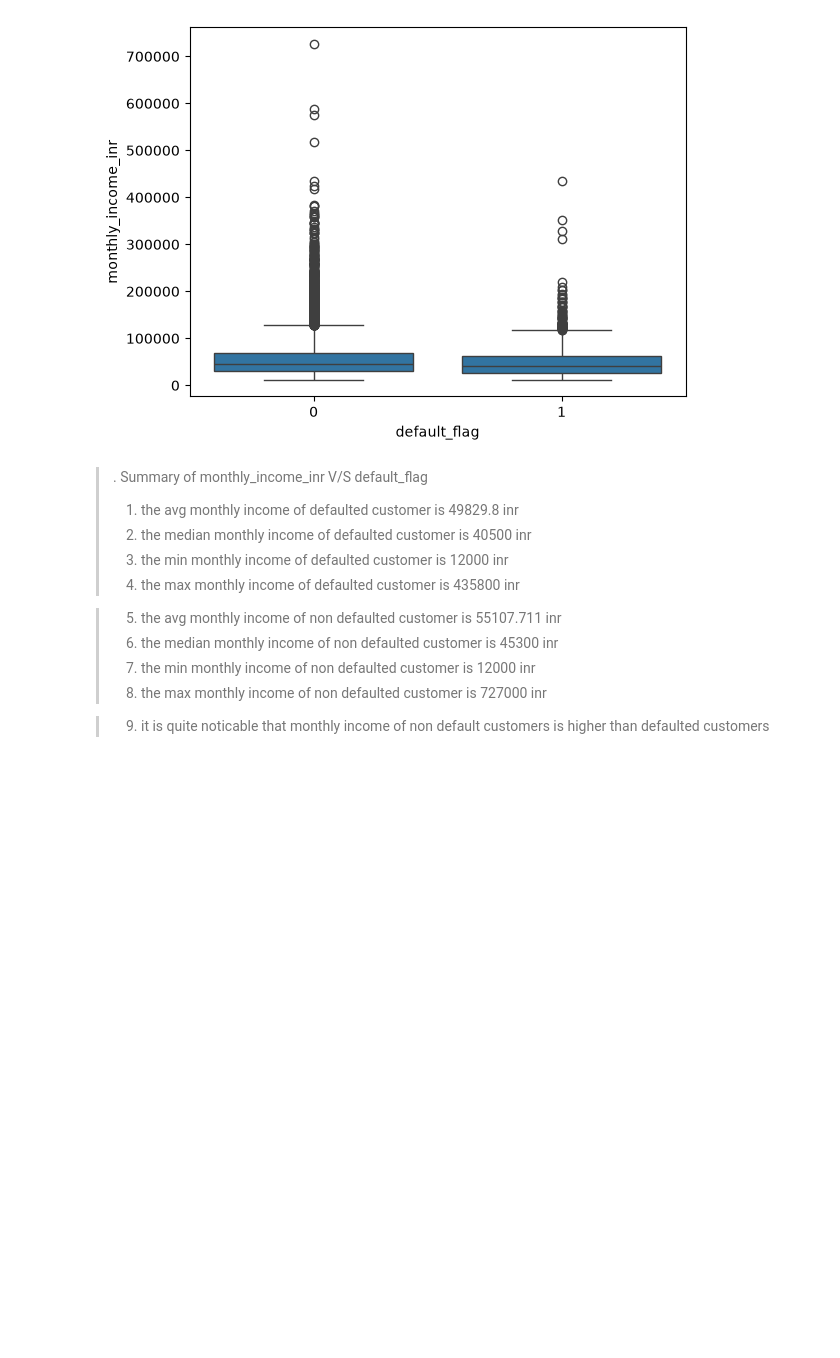
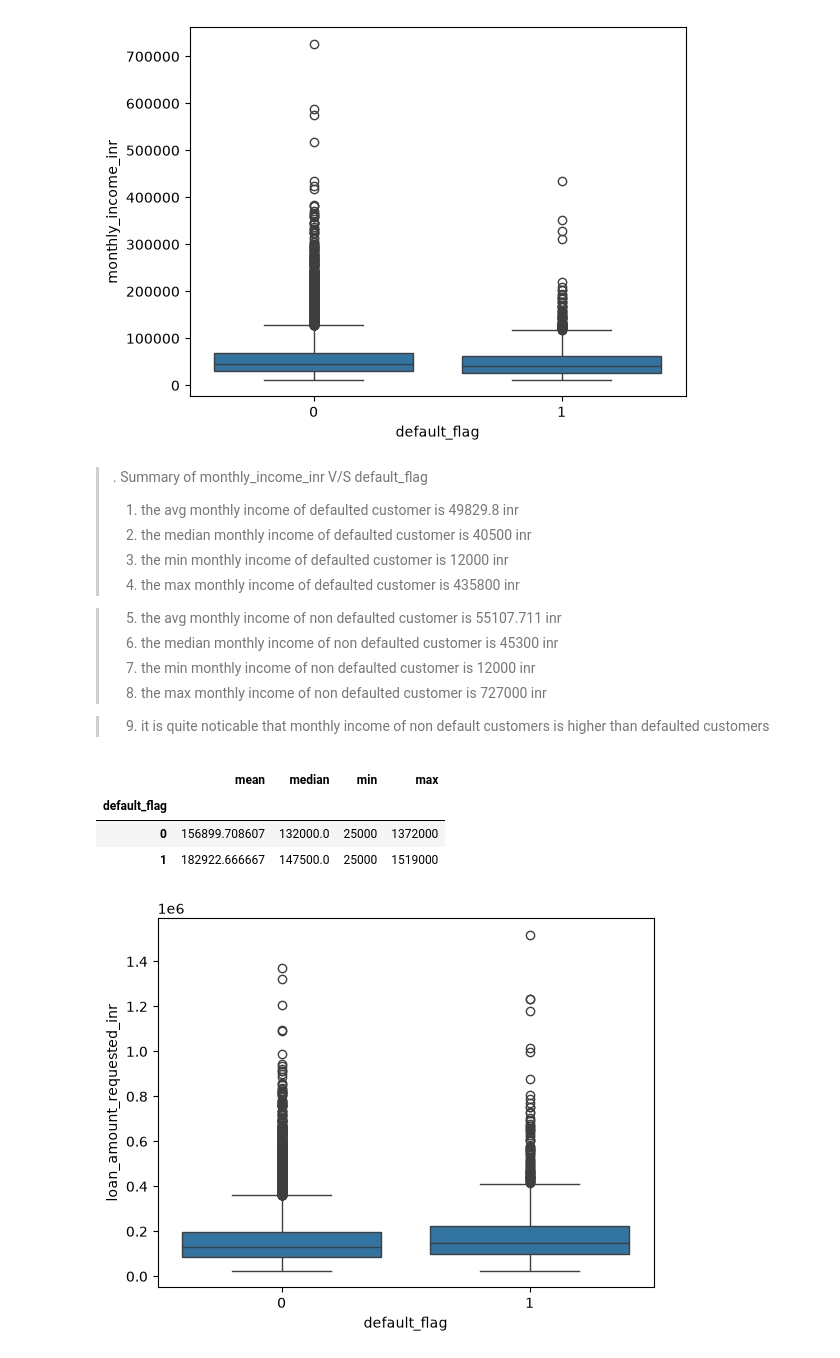
Before and after one commit to Nayan-2006-opensource/loan-default-risk-analysis, a Jupyter notebook: Notebooks/bivariate_analysis_numerical_vs_categorical_columns.ipynb, the cells around one changed output. Drawn from its saved outputs; the diff is of its cells as text; code cells hidden in the pictures; blank space fills up the shorter version.

Commit message:
loan_amount_requested_inr V/s default_flag

```diff
--- a/Notebooks/bivariate_analysis_numerical_vs_categorical_columns.ipynb
+++ b/Notebooks/bivariate_analysis_numerical_vs_categorical_columns.ipynb
@@ -163,3 +163,15 @@ plt.show()
 >8. the max monthly income of non defaulted customer is 727000  inr
 
 >9. it is quite noticable that monthly income of non default customers is higher than defaulted customers
+# %%
+# loan_amount_requested_inr vs default_flag
+a=df.groupby("default_flag")["loan_amount_requested_inr"].agg(["mean","median","min","max"])
+display(a)
+a=sns.boxplot(data=df,x="default_flag",y="loan_amount_requested_inr")
+plt.show()
+# %% [output]
+|  | mean | median | min | max |
+| default_flag |  |  |  |  |
+| 0 | 156899.708607 | 132000.0 | 25000 | 1372000 |
+| 1 | 182922.666667 | 147500.0 | 25000 | 1519000 |
+[figure, added]
```
Also changed, not shown: parts of 1 cell of this notebook.
